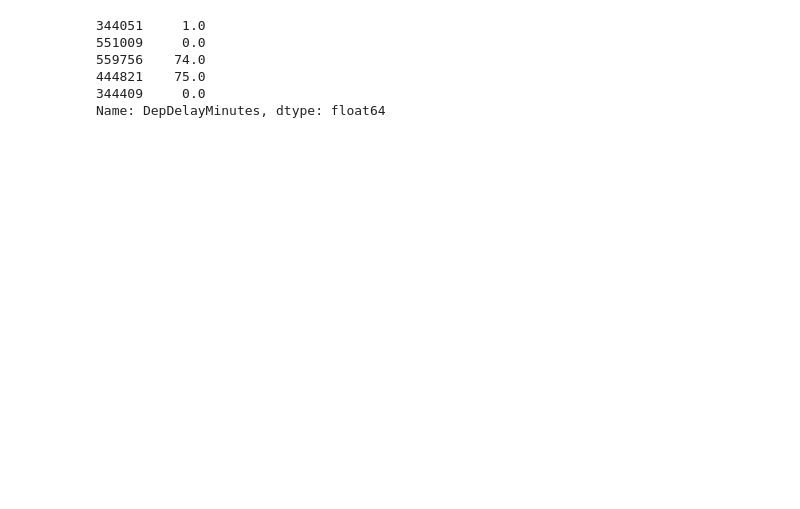
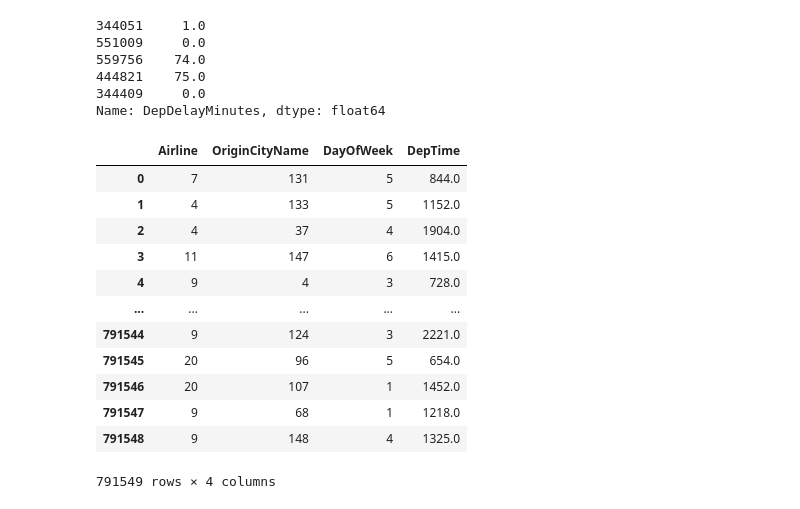
Before and after one commit to MFernandez19/final_project, a Jupyter notebook: src/explore.ipynb, the cells around one changed output. Cells and saved outputs as stored; diff of their text form; code cells hidden in the pictures; blank space fills up the shorter version.

```diff
--- a/src/explore.ipynb
+++ b/src/explore.ipynb
@@ -1252,3 +1256,23 @@ y_test.head()
 444821    75.0
 344409     0.0
 Name: DepDelayMinutes, dtype: float64
+# %%
+from pickle import dump
+
+
+
+df_nuevo_prueba
+# %% [output]
+|  | Airline | OriginCityName | DayOfWeek | DepTime |
+| 0 | 7 | 131 | 5 | 844.0 |
+| 1 | 4 | 133 | 5 | 1152.0 |
+| 2 | 4 | 37 | 4 | 1904.0 |
+| 3 | 11 | 147 | 6 | 1415.0 |
+| 4 | 9 | 4 | 3 | 728.0 |
+| ... | ... | ... | ... | ... |
+| 791544 | 9 | 124 | 3 | 2221.0 |
+| 791545 | 20 | 96 | 5 | 654.0 |
+| 791546 | 20 | 107 | 1 | 1452.0 |
+| 791547 | 9 | 68 | 1 | 1218.0 |
+| 791548 | 9 | 148 | 4 | 1325.0 |
+791549 rows × 4 columns
```
Also changed, not shown: parts of 4 cells of this notebook, 4 other files.
